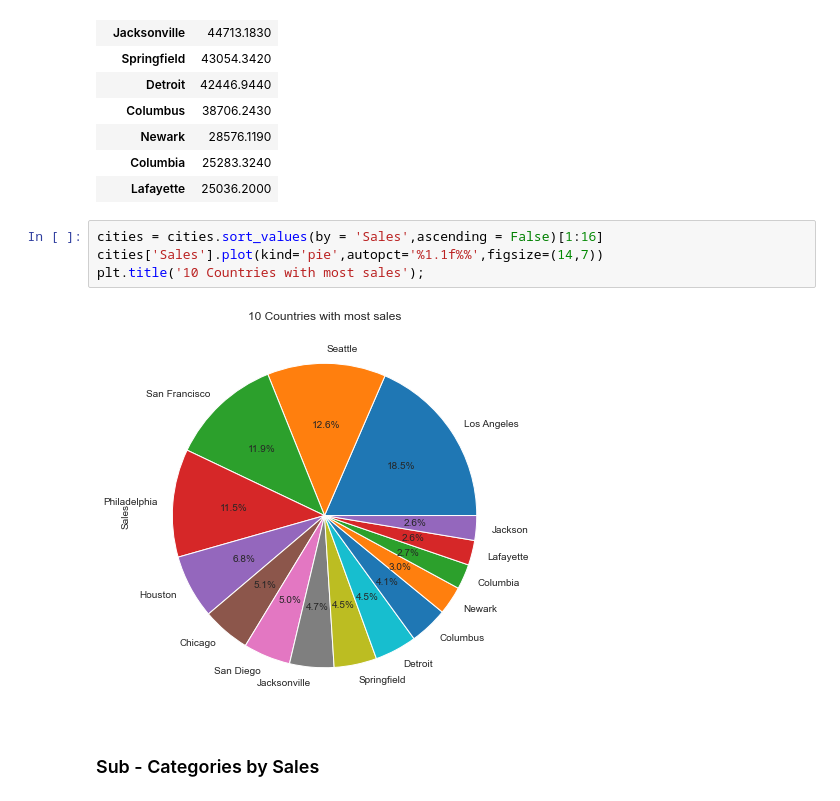
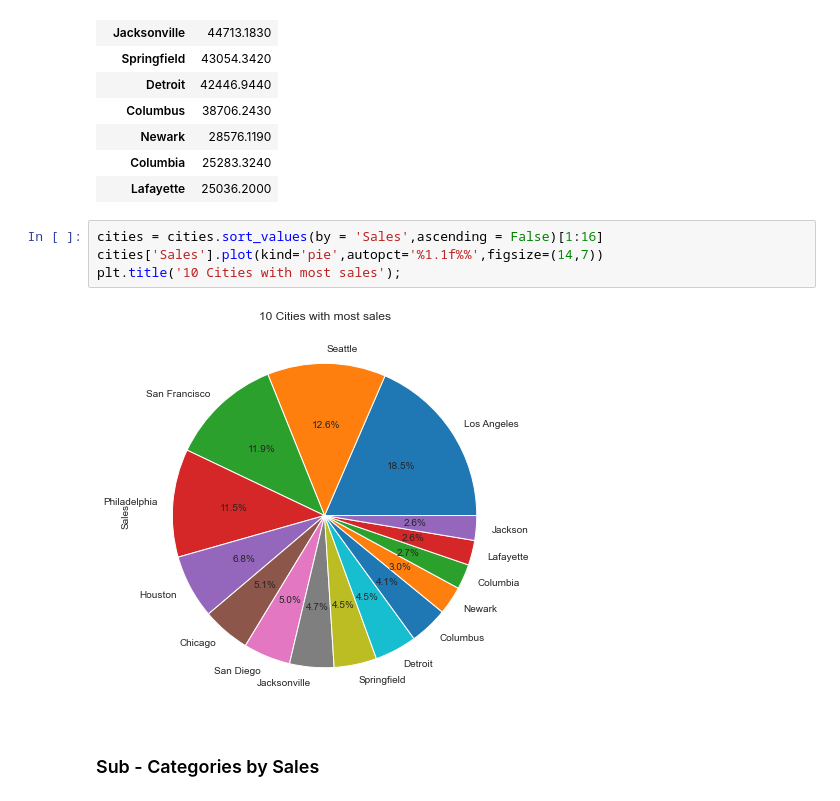
Before and after one commit to Panchakshar/Sales-Data-Analysis-and-Visualization, a Jupyter notebook: Sales-Data-Analysis-and-Visualization.ipynb, the cells around one changed output. Drawn from its saved outputs; the diff is of its cells as text.

Commit message:
Plots added

```diff
--- a/Sales-Data-Analysis-and-Visualization.ipynb
+++ b/Sales-Data-Analysis-and-Visualization.ipynb
@@ -538,9 +538,9 @@ cities.head(15)
 # %%
 cities = cities.sort_values(by = 'Sales',ascending = False)[1:16]
 cities['Sales'].plot(kind='pie',autopct='%1.1f%%',figsize=(14,7))
-plt.title('10 Countries with most sales');
+plt.title('10 Cities with most sales');
 # %% [output]
-[figure, old version]
+[figure, new version]
 # %% [markdown]
 ### Sub - Categories by Sales
 # %%
```
